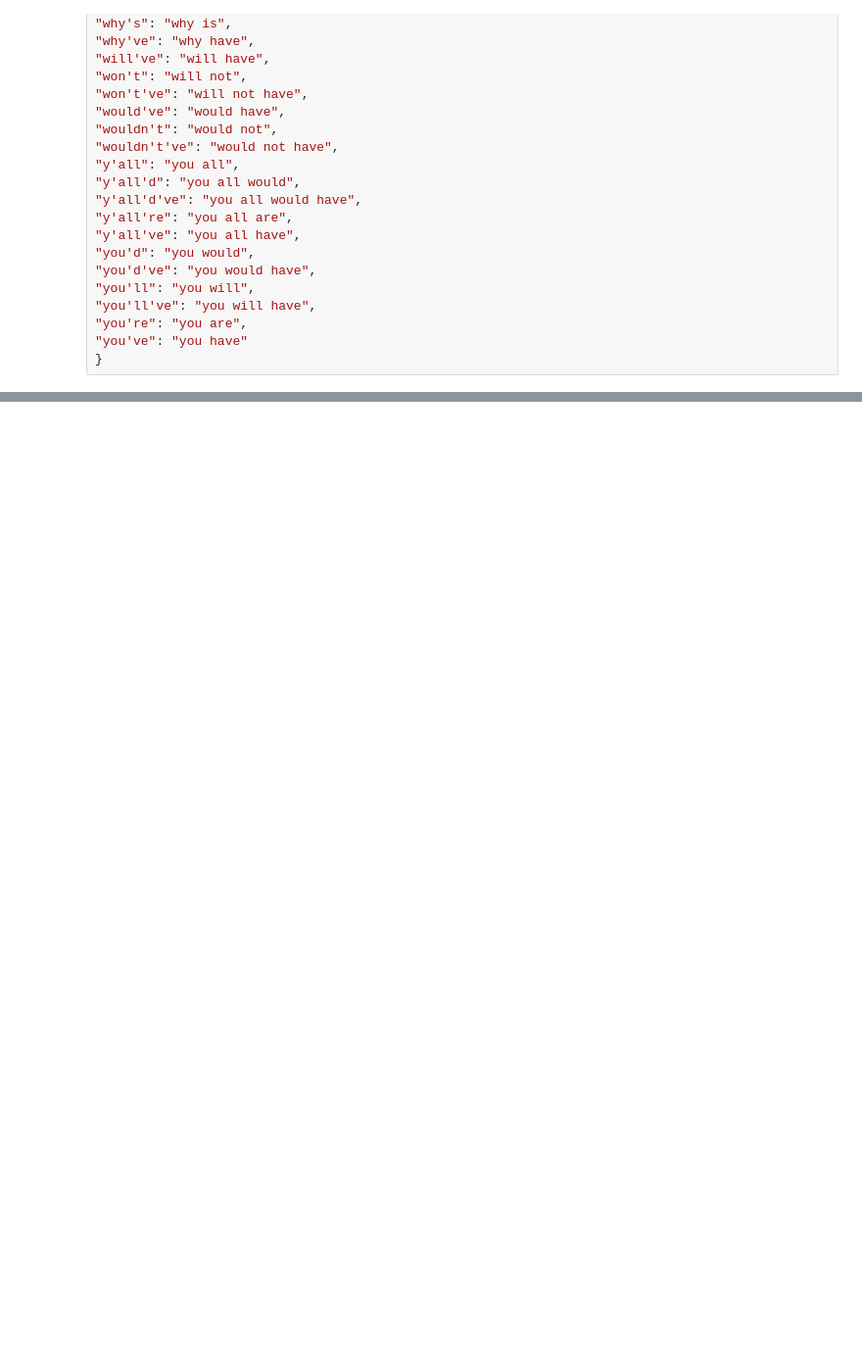
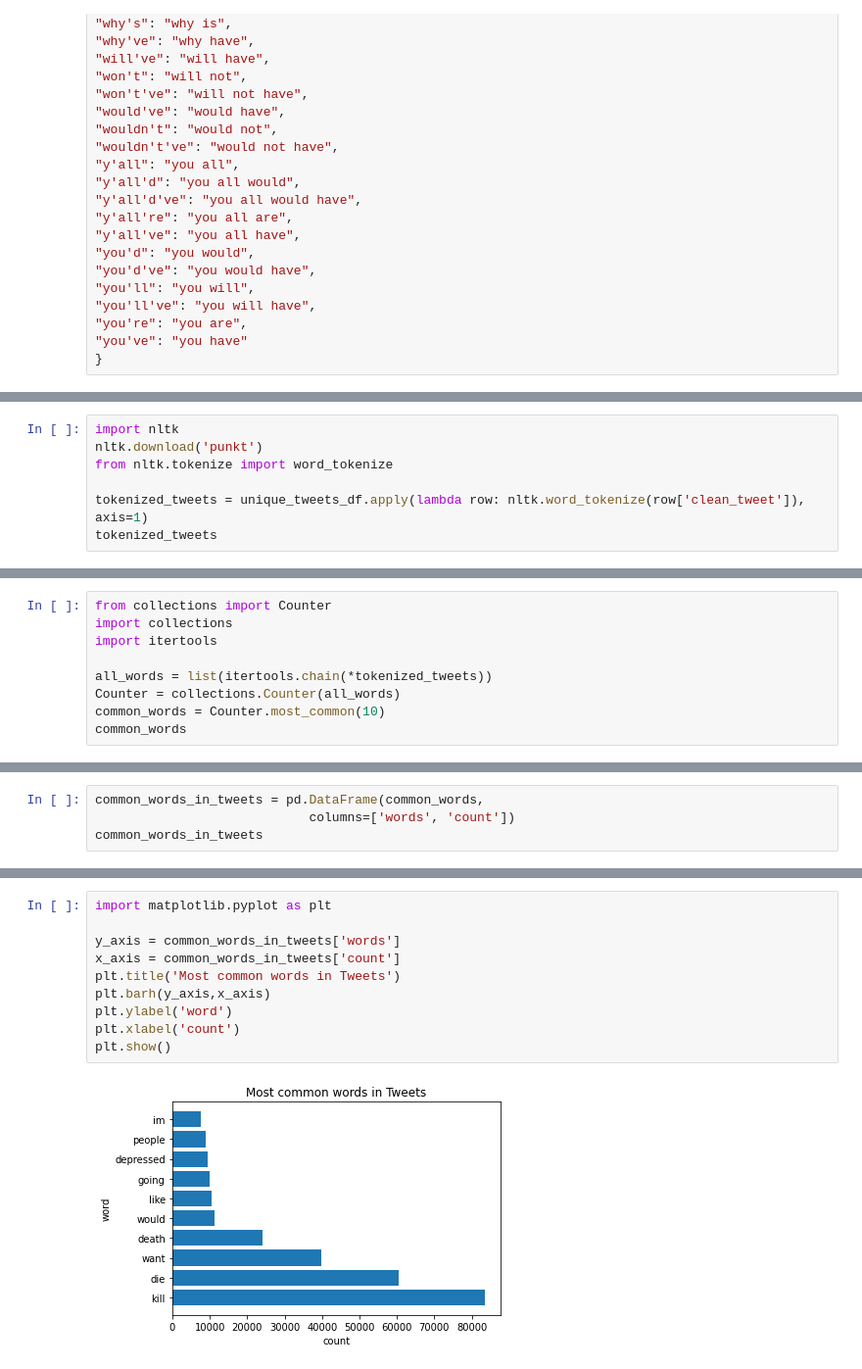
Before and after one commit to irxjxv/DataMining_Assessment, a Jupyter notebook: Twitter_Depression.ipynb, the cells around one changed output, grey strips where cells are left out. Shown at 98% size. Cells and saved outputs as stored; diff of their text form; blank space fills up the shorter version.

```diff
--- a/Twitter_Depression.ipynb
+++ b/Twitter_Depression.ipynb
@@ -396,0 +588,7 @@ NameError: ignored
+# %%
+import nltk
+nltk.download('punkt')
+from nltk.tokenize import word_tokenize
+
+tokenized_tweets = unique_tweets_df.apply(lambda row: nltk.word_tokenize(row['clean_tweet']), axis=1)
+tokenized_tweets
@@ -396,0 +612,9 @@ NameError: ignored
+# %%
+from collections import Counter
+import collections
+import itertools
+
+all_words = list(itertools.chain(*tokenized_tweets))
+Counter = collections.Counter(all_words)
+common_words = Counter.most_common(10)
+common_words
@@ -396,0 +632,4 @@ NameError: ignored
+# %%
+common_words_in_tweets = pd.DataFrame(common_words,
+                            columns=['words', 'count'])
+common_words_in_tweets
@@ -396,0 +648,12 @@ NameError: ignored
+# %%
+import matplotlib.pyplot as plt
+
+y_axis = common_words_in_tweets['words']
+x_axis = common_words_in_tweets['count']
+plt.title('Most common words in Tweets')
+plt.barh(y_axis,x_axis)
+plt.ylabel('word')
+plt.xlabel('count')
+plt.show()
+# %% [output]
+[figure, added]
```
Also changed, not shown: parts of 49 cells of this notebook.
